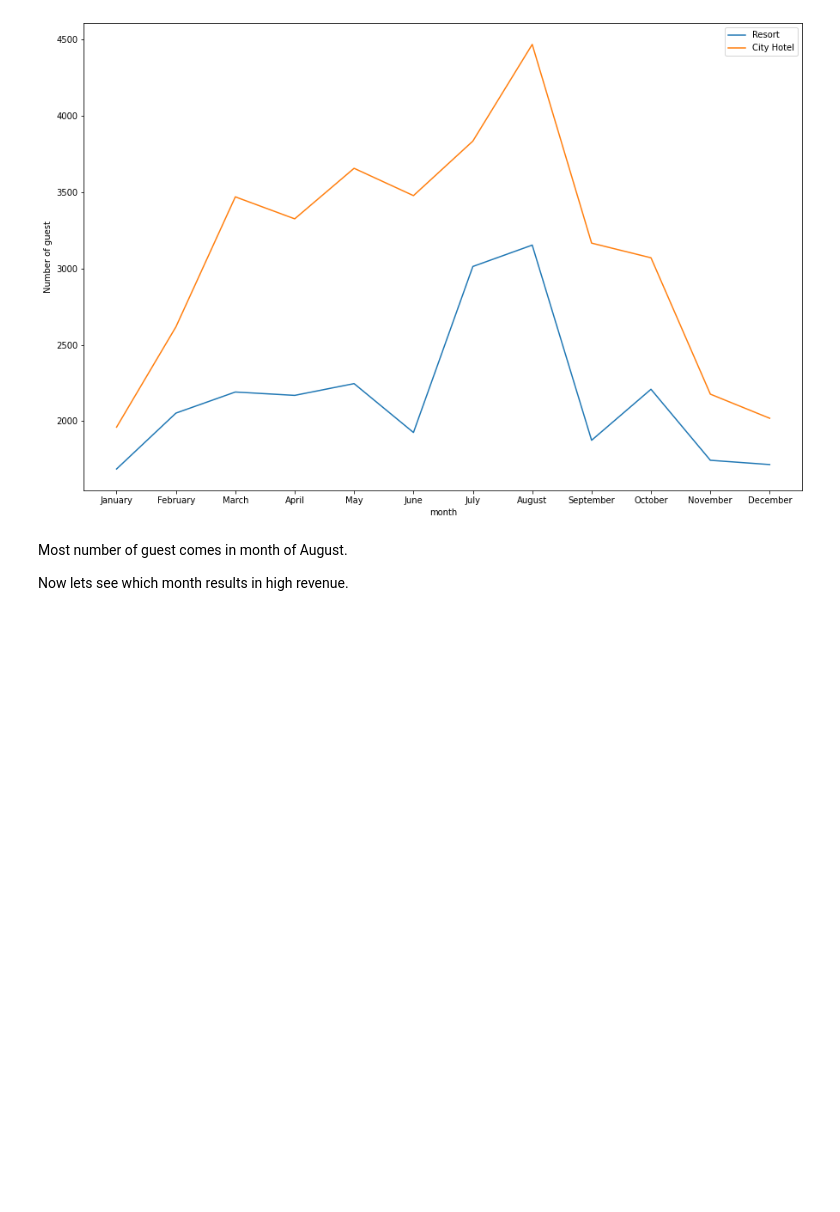
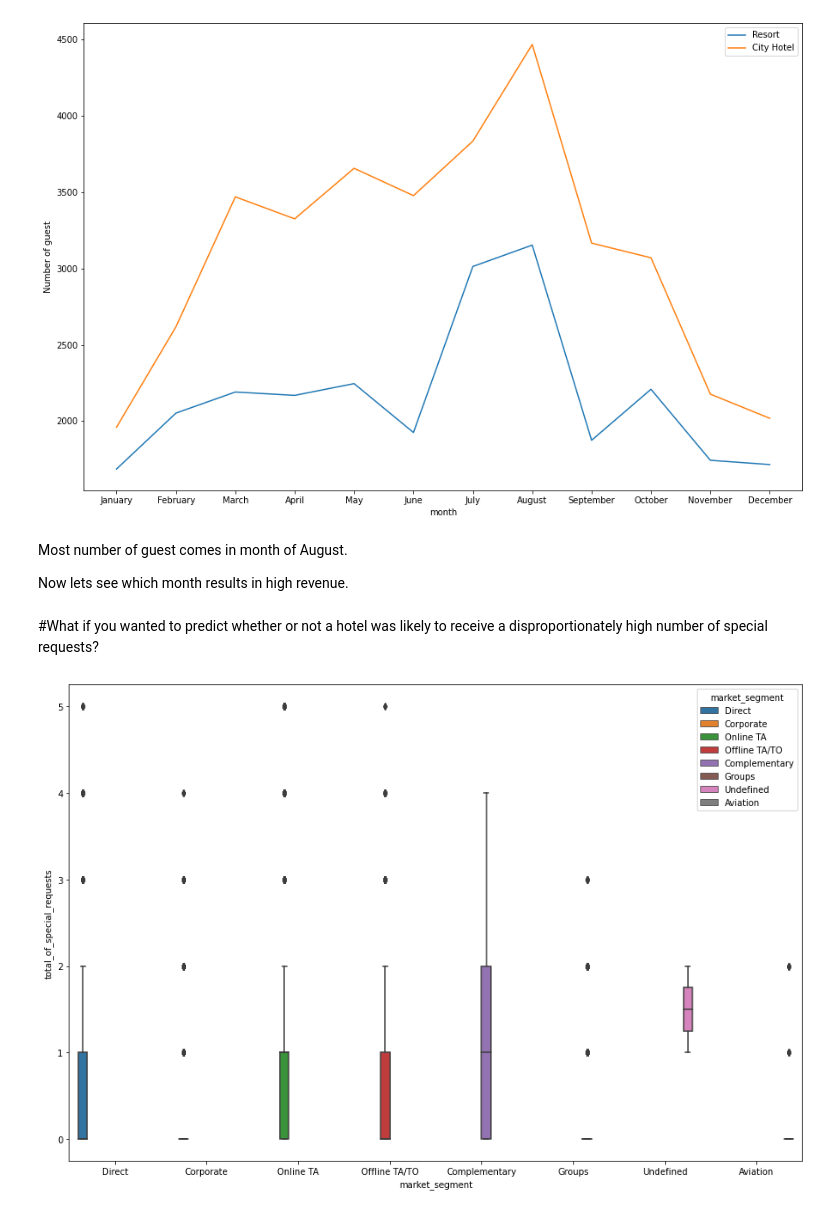
Before and after one commit to Ranjitkumarmuduli/Hotel-Booking-Analysis, a Jupyter notebook: Copy_of_Hotel_Booking_Analysis_Capstone_Project.ipynb, the cells around one changed output. Cells and saved outputs as stored; diff of their text form; code cells hidden in the pictures; blank space fills up the shorter version.

```diff
--- a/Copy_of_Hotel_Booking_Analysis_Capstone_Project.ipynb
+++ b/Copy_of_Hotel_Booking_Analysis_Capstone_Project.ipynb
@@ -584,3 +584,13 @@ fig.set_size_inches(15,10)
 Most number of guest comes in month of August.
 
 Now lets see which month results in high revenue.
+# %% [markdown]
+#What if you wanted to predict whether or not a hotel was likely to receive a disproportionately high number of special requests?
+# %%
+#Special request acoording to market segment
+sns.boxplot(x="market_segment", y="total_of_special_requests",hue='market_segment',data= df)
+
+fig = plt.gcf()
+fig.set_size_inches(15,10)
+# %% [output]
+[figure, added]
```
Also changed, not shown: parts of 14 cells of this notebook.
